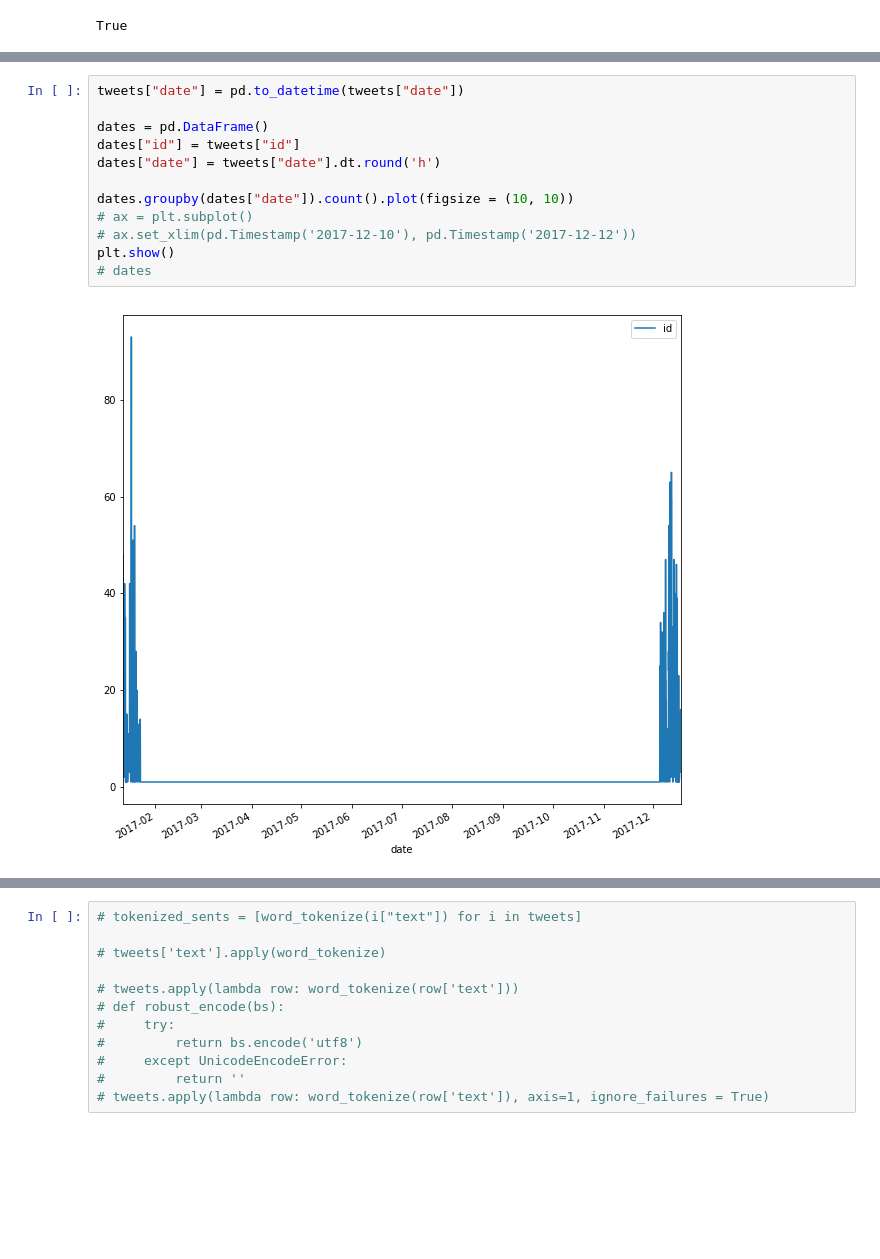
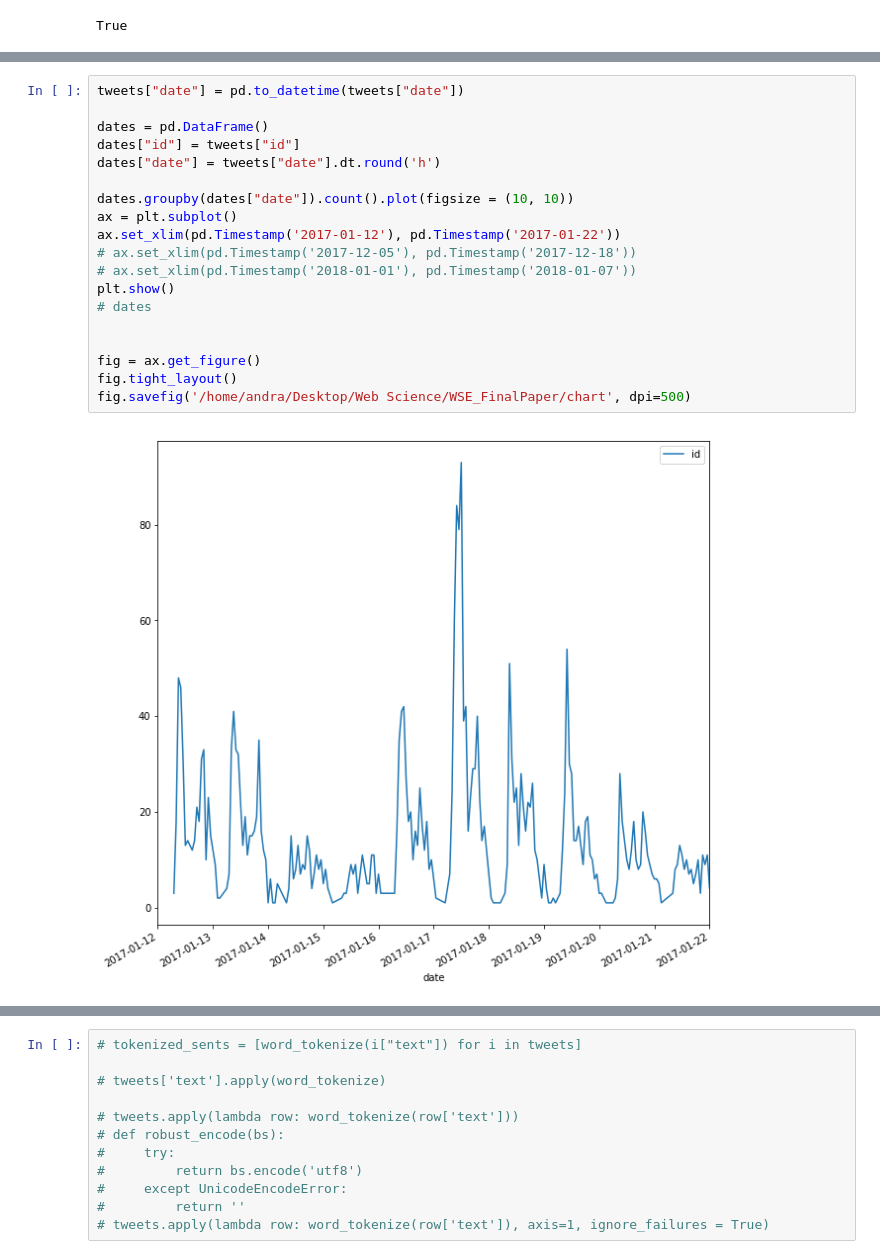
Before and after one commit to AndraIonescu/WSE_FinalPaper, a Jupyter notebook: FinalPaper.ipynb, the cells around one changed output, grey strips where cells are left out. Saved outputs shown, nothing was run; the diff lists cells and outputs as text; blank space fills up the shorter version.

Commit message:
Add charts

```diff
--- a/FinalPaper.ipynb
+++ b/FinalPaper.ipynb
@@ -39,17 +39,24 @@ tweets
 # %%
 tweets["date"] = pd.to_datetime(tweets["date"])
 
 dates = pd.DataFrame()
 dates["id"] = tweets["id"]
 dates["date"] = tweets["date"].dt.round('h')
 
 dates.groupby(dates["date"]).count().plot(figsize = (10, 10))
-# ax = plt.subplot()
-# ax.set_xlim(pd.Timestamp('2017-12-10'), pd.Timestamp('2017-12-12'))
+ax = plt.subplot()
+ax.set_xlim(pd.Timestamp('2017-01-12'), pd.Timestamp('2017-01-22'))
+# ax.set_xlim(pd.Timestamp('2017-12-05'), pd.Timestamp('2017-12-18'))
+# ax.set_xlim(pd.Timestamp('2018-01-01'), pd.Timestamp('2018-01-07'))
 plt.show()
 # dates
+
+
+fig = ax.get_figure()
+fig.tight_layout()
+fig.savefig('/home/andra/Desktop/Web Science/WSE_FinalPaper/chart', dpi=500)
 # %% [output]
-[figure, old version]
+[figure, new version]
 # %%
 tweets['location'] = tweets['location'].str.strip()
 tweets_loc = tweets.groupby(tweets.location).count()['id'].sort_values(ascending=False)
```
Also changed, not shown: parts of 10 cells of this notebook, 22 other files.
